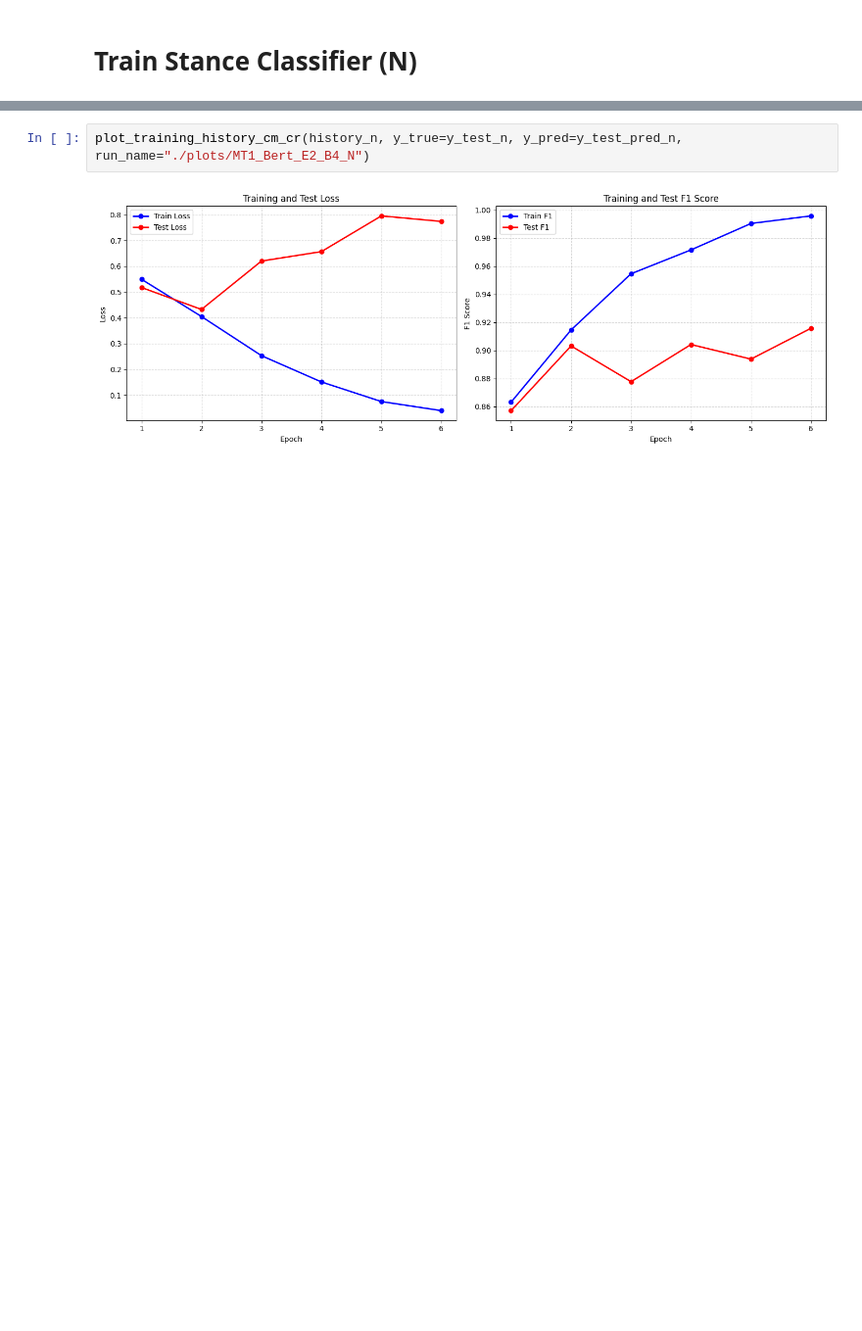
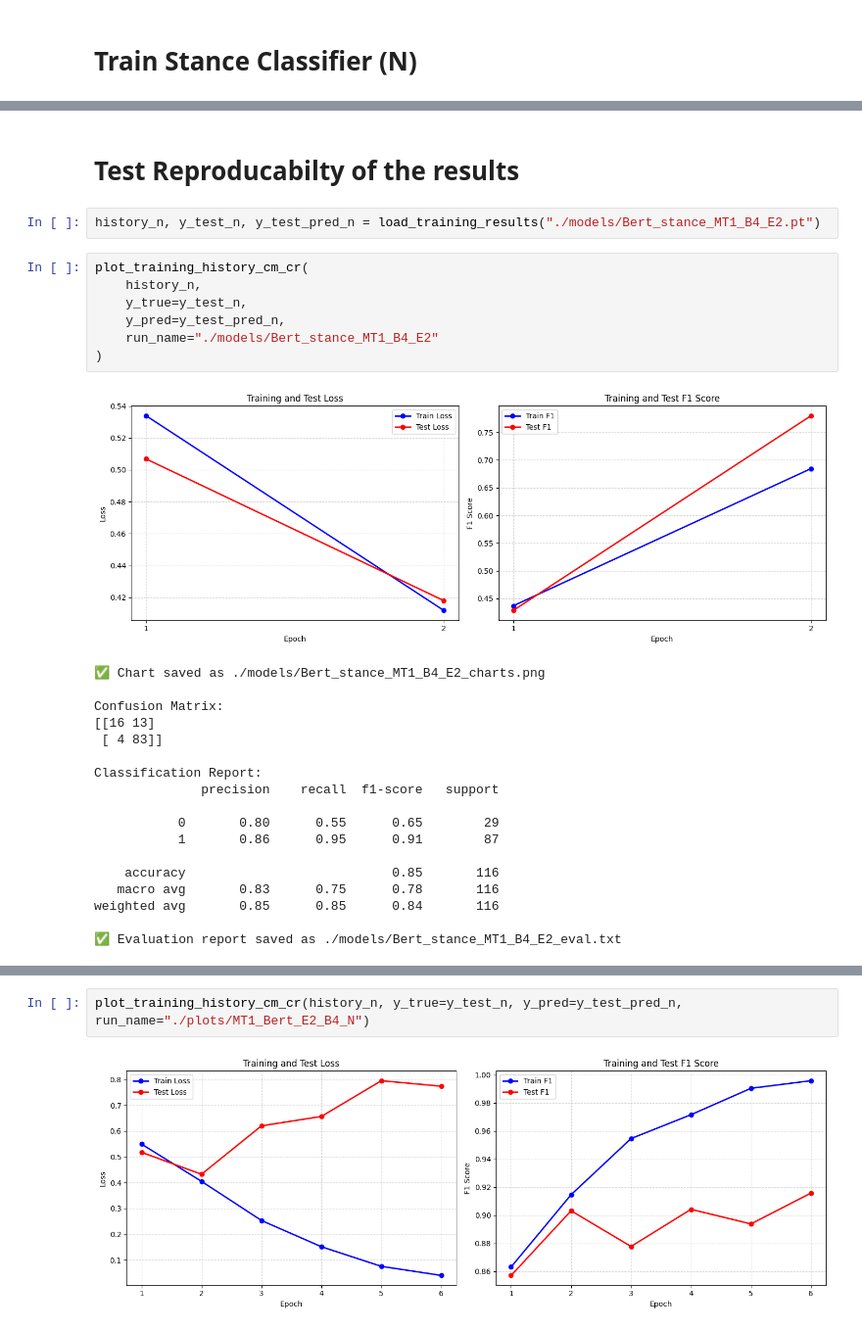
Before and after one commit to myeghaneh/ArguSentiment, a Jupyter notebook: src/experiments.ipynb, the cells around one changed output, grey strips where cells are left out. Shown at 98% size. Cells and saved outputs as stored; diff of their text form; blank space fills up the shorter version.

```diff
--- a/src/experiments.ipynb
+++ b/src/experiments.ipynb
@@ -144,0 +103,30 @@ Test F1: 0.9158, Precision: 0.8447, Recall: 1.0000
+# %% [markdown]
+# Test Reproducabilty of  the results
+# %%
+history_n, y_test_n, y_test_pred_n = load_training_results("./models/Bert_stance_MT1_B4_E2.pt")
+# %%
+plot_training_history_cm_cr(
+    history_n,
+    y_true=y_test_n,
+    y_pred=y_test_pred_n,
+    run_name="./models/Bert_stance_MT1_B4_E2"
+)
+# %% [output]
+[figure, added]
+✅ Chart saved as ./models/Bert_stance_MT1_B4_E2_charts.png
+
+Confusion Matrix:
+[[16 13]
+ [ 4 83]]
+
+Classification Report:
+              precision    recall  f1-score   support
+
+           0       0.80      0.55      0.65        29
+           1       0.86      0.95      0.91        87
+
+    accuracy                           0.85       116
+   macro avg       0.83      0.75      0.78       116
+weighted avg       0.85      0.85      0.84       116
+
+✅ Evaluation report saved as ./models/Bert_stance_MT1_B4_E2_eval.txt
```
Also changed, not shown: parts of 22 cells of this notebook.
